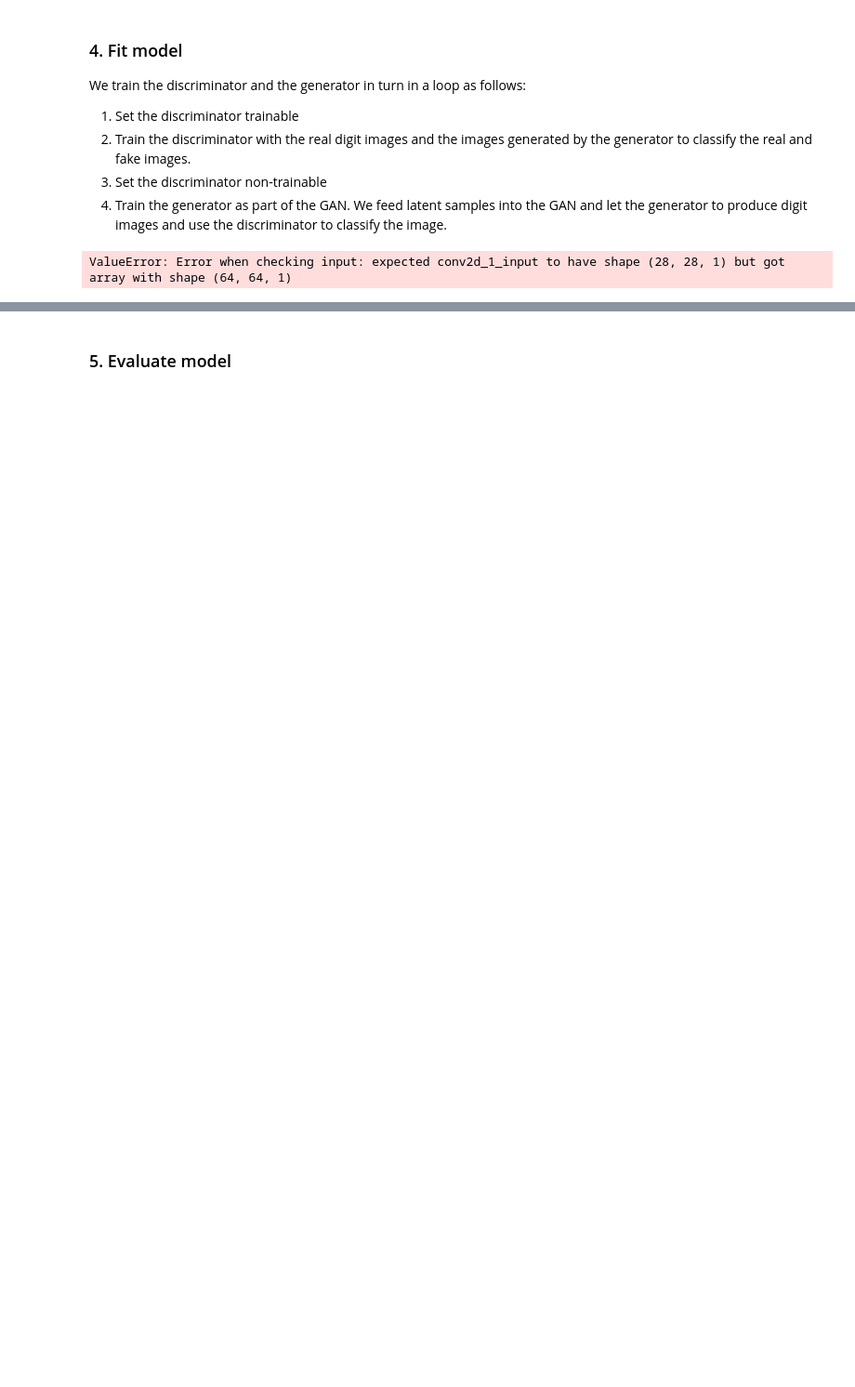
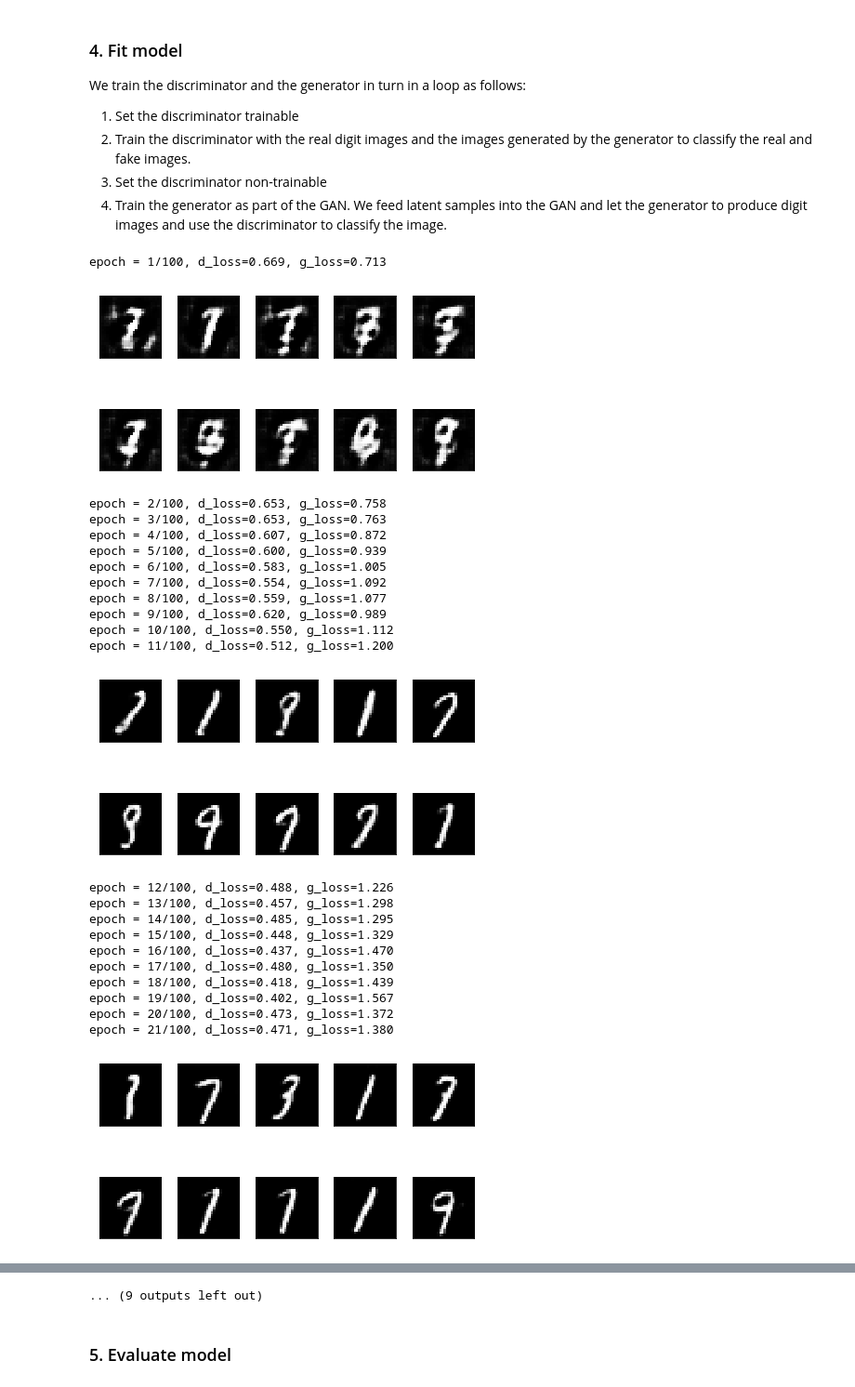
Before and after one commit to mafda/generative_adversarial_networks_101, a Jupyter notebook: src/02_DCGAN_MNIST.ipynb, the cells around one changed output, grey strips where cells are left out. Shown at 93% size. Drawn from its saved outputs; the diff is of its cells as text; code cells hidden in the pictures; blank space fills up the shorter version.

Commit message:
update code with better results in training

```diff
--- a/src/02_DCGAN_MNIST.ipynb
+++ b/src/02_DCGAN_MNIST.ipynb
@@ -106,8 +106,8 @@ else:
 
 # the generator is using tanh activation, for which we need to preprocess
 # the image data into the range between -1 and 1.
-X_train = X_train.reshape(-1, 28, 28, 1) # 28,28,1
-X_train = np.float64(X_train)
+
+X_train = np.float32(X_train)
 X_train = (X_train / 255 - 0.5) * 2
 X_train = np.clip(X_train, -1, 1)
 
@@ -206,29 +201,28 @@ The last activation is sigmoid to tell us the probability of whether the input i
 # %%
 # Discriminator network
 discriminator = Sequential()
-# Conv 1: 16x16x32
+# Conv 1: 14x14x64
 discriminator.add(Conv2D(32, kernel_size=5, strides=2, padding='same',
                          input_shape=(28, 28, 1), kernel_initializer=init))
-# discriminator.add(BatchNormalization())
 discriminator.add(LeakyReLU(0.2))
 
 # Conv 2:
-discriminator.add(Conv2D(16, kernel_size=5, strides=2, padding='same'))
-discriminator.add(BatchNormalization())
+discriminator.add(Conv2D(64, kernel_size=5, strides=2, padding='same'))
 discriminator.add(LeakyReLU(0.2))
 
 # Conv 3:
-# discriminator.add(Conv2D(128, kernel_size=5, strides=2, padding='same'))
+discriminator.add(Conv2D(128, kernel_size=5, strides=2, padding='same'))
+discriminator.add(LeakyReLU(0.2))
+
+# # Conv 3:
+# discriminator.add(Conv2D(512, kernel_size=5, strides=1, padding='same'))
 # discriminator.add(LeakyReLU(0.2))
 
-# FC
+# # FC
 discriminator.add(Flatten())
-discriminator.add(Dense(784))
-discriminator.add(BatchNormalization())
 discriminator.add(LeakyReLU(0.2))
 
-
-# Output
+# # Output
 discriminator.add(Dense(1, activation='sigmoid'))
 # %% [markdown]
 #### Discriminator model visualization
@@ -301,7 +312,10 @@ g_loss = []
 
 for e in range(epochs):
     for i in range(len(X_train) // batch_size):
-    # Train Discriminator weights
+
+        # Train Discriminator weights
+        discriminator.trainable = True
+
         # Real samples
         X_batch = X_train[i*batch_size:(i+1)*batch_size]
         d_loss_real = discriminator.train_on_batch(x=X_batch, y=real)
@@ -313,32 +327,56 @@ for e in range(epochs):
         d_loss_fake = discriminator.train_on_batch(x=X_fake, y=fake)
 
         # Discriminator loss
         d_loss_batch = 0.5 * (d_loss_real[0] + d_loss_fake[0])
 
-    # Train Generator weights
+        # Train Generator weights
+        discriminator.trainable = False
         g_loss_batch = d_g.train_on_batch(x=z, y=real)
 
         print(
             'epoch = %d/%d, batch = %d/%d, d_loss=%.3f, g_loss=%.3f' % (e + 1, epochs, i, len(X_train) // batch_size, d_loss_batch, g_loss_batch[0]),
             100*' ',
             end='\r'
         )
 
     d_loss.append(d_loss_batch)
     g_loss.append(g_loss_batch[0])
     print('epoch = %d/%d, d_loss=%.3f, g_loss=%.3f' % (e + 1, epochs, d_loss[-1], g_loss[-1]), 100*' ')
 
     if e % 10 == 0:
         samples = 10
         x_fake = generator.predict(np.random.uniform(size=(samples, latent_dim)))
 
         for k in range(samples):
             plt.subplot(2, 5, k+1)
             plt.imshow(x_fake[k].reshape(28, 28), cmap='gray')
             plt.xticks([])
             plt.yticks([])
 
         plt.tight_layout()
         plt.show()
 # %% [output]
-ValueError: Error when checking input: expected conv2d_1_input to have shape (28, 28, 1) but got array with shape (64, 64, 1)
+epoch = 1/100, d_loss=0.669, g_loss=0.713
+[figure, added]
+epoch = 2/100, d_loss=0.653, g_loss=0.758
+epoch = 3/100, d_loss=0.653, g_loss=0.763
+epoch = 4/100, d_loss=0.607, g_loss=0.872
+epoch = 5/100, d_loss=0.600, g_loss=0.939
+epoch = 6/100, d_loss=0.583, g_loss=1.005
+epoch = 7/100, d_loss=0.554, g_loss=1.092
+epoch = 8/100, d_loss=0.559, g_loss=1.077
+epoch = 9/100, d_loss=0.620, g_loss=0.989
+epoch = 10/100, d_loss=0.550, g_loss=1.112
+epoch = 11/100, d_loss=0.512, g_loss=1.200
+[figure, added]
+epoch = 12/100, d_loss=0.488, g_loss=1.226
+epoch = 13/100, d_loss=0.457, g_loss=1.298
+epoch = 14/100, d_loss=0.485, g_loss=1.295
+epoch = 15/100, d_loss=0.448, g_loss=1.329
+epoch = 16/100, d_loss=0.437, g_loss=1.470
+epoch = 17/100, d_loss=0.480, g_loss=1.350
+epoch = 18/100, d_loss=0.418, g_loss=1.439
+epoch = 19/100, d_loss=0.402, g_loss=1.567
+epoch = 20/100, d_loss=0.473, g_loss=1.372
+epoch = 21/100, d_loss=0.471, g_loss=1.380
+[figure, added]
@@ -345,3 +416,4 @@ ValueError: Error when checking input: expected conv2d_1_input to have shape (28
+... (9 outputs left out)
 # %% [markdown]
 ### 5. Evaluate model
 # %%
```
Also changed, not shown: parts of 9 cells of this notebook.
